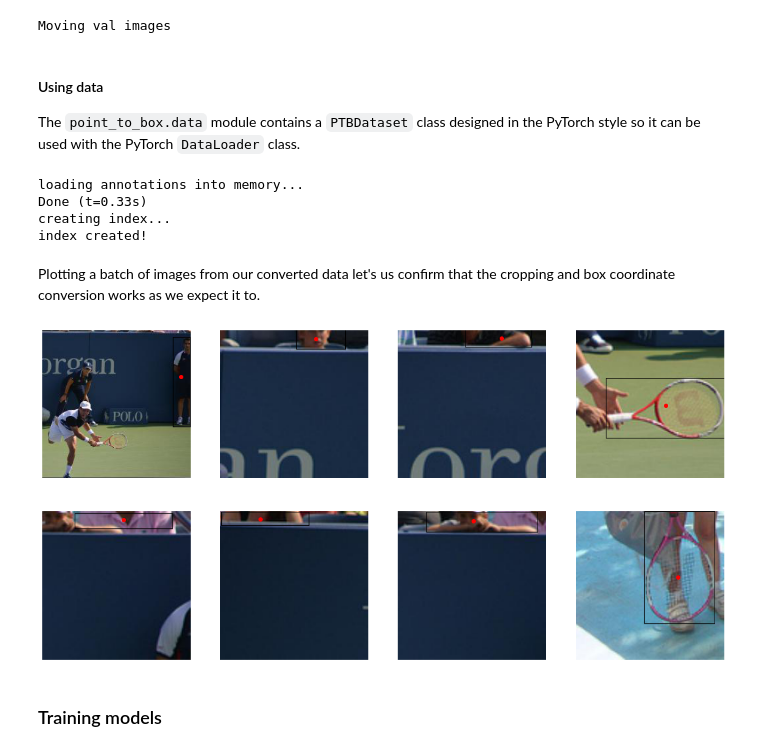
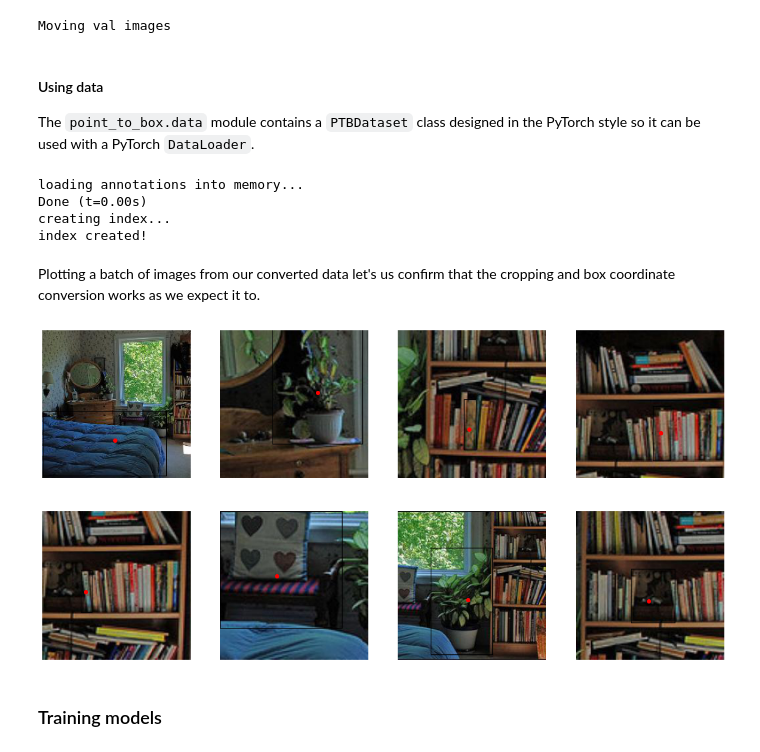
Before and after one commit to BavarianToolbox/point_to_box, a Jupyter notebook: nbs/index.ipynb, the cells around one changed output. Cells and saved outputs as stored; diff of their text form; code cells hidden in the pictures.

Commit message:
coordinate conversion and training logic

```diff
--- a/nbs/index.ipynb
+++ b/nbs/index.ipynb
@@ -99,18 +103,17 @@ Moving val images
 # %% [markdown]
 #### Using data
 
-The `point_to_box.data` module contains a `PTBDataset` class designed in the PyTorch style so it can be used with the PyTorch `DataLoader` class.
+The `point_to_box.data` module contains a `PTBDataset` class designed in the PyTorch style so it can be used with a PyTorch `DataLoader`.
 # %%
 #hide_output
 ptbdata = data.PTBDataset(
-    root = DST,
-    annos = DST/('individual_'+ANNOS),
-    box_format = 'coco')
+    root = DST/'train',
+    annos = DST/('train/train_individual_'+ANNOS))
 
 ptbloader = torch.utils.data.DataLoader(dataset = ptbdata, batch_size = 8)
 # %% [output]
 loading annotations into memory...
-Done (t=0.33s)
+Done (t=0.00s)
 creating index...
 index created!
 # %% [markdown]
@@ -121,24 +124,24 @@ dl = iter(ptbloader)
 # %%
 #hide_input
 batch_imgs, batch_boxes = next(dl)
 # batch_imgs, batch_boxes = batch_imgs.numpy(), batch_boxes.numpy()
 fig = plt.figure(figsize = (20,10))
 for i, (img, box) in enumerate(zip(batch_imgs, batch_boxes)):
     img_only = img[:3,:,:].permute(1,2,0).numpy()
     mask = img[3:,:,:].permute(1,2,0).numpy()
     ycntr, xcntr, _ = np.where(mask == mask.max())
     box = np.array([box.numpy()])
     crop_img_w_box = utils.draw_rect(img_only, box,
-                                     box_format = 'coco',
-                                    color = [(0,0,255)])
+                                     box_format = 'corner_ofst_frac',
+                                     color = [(0,0,255)])
 #     print(crop_img_w_box*255)
     fig.add_subplot(2,4,i+1)
     plt.imshow((crop_img_w_box*255).astype('uint8'))
     plt.plot(xcntr, ycntr, 'ro')
     plt.axis('off')
 plt.show()
 # %% [output]
-[figure, old version]
+[figure, new version]
 # %% [markdown]
 ### Training models
 # %%
```
Also changed, not shown: parts of 12 cells of this notebook, 13 other files.
